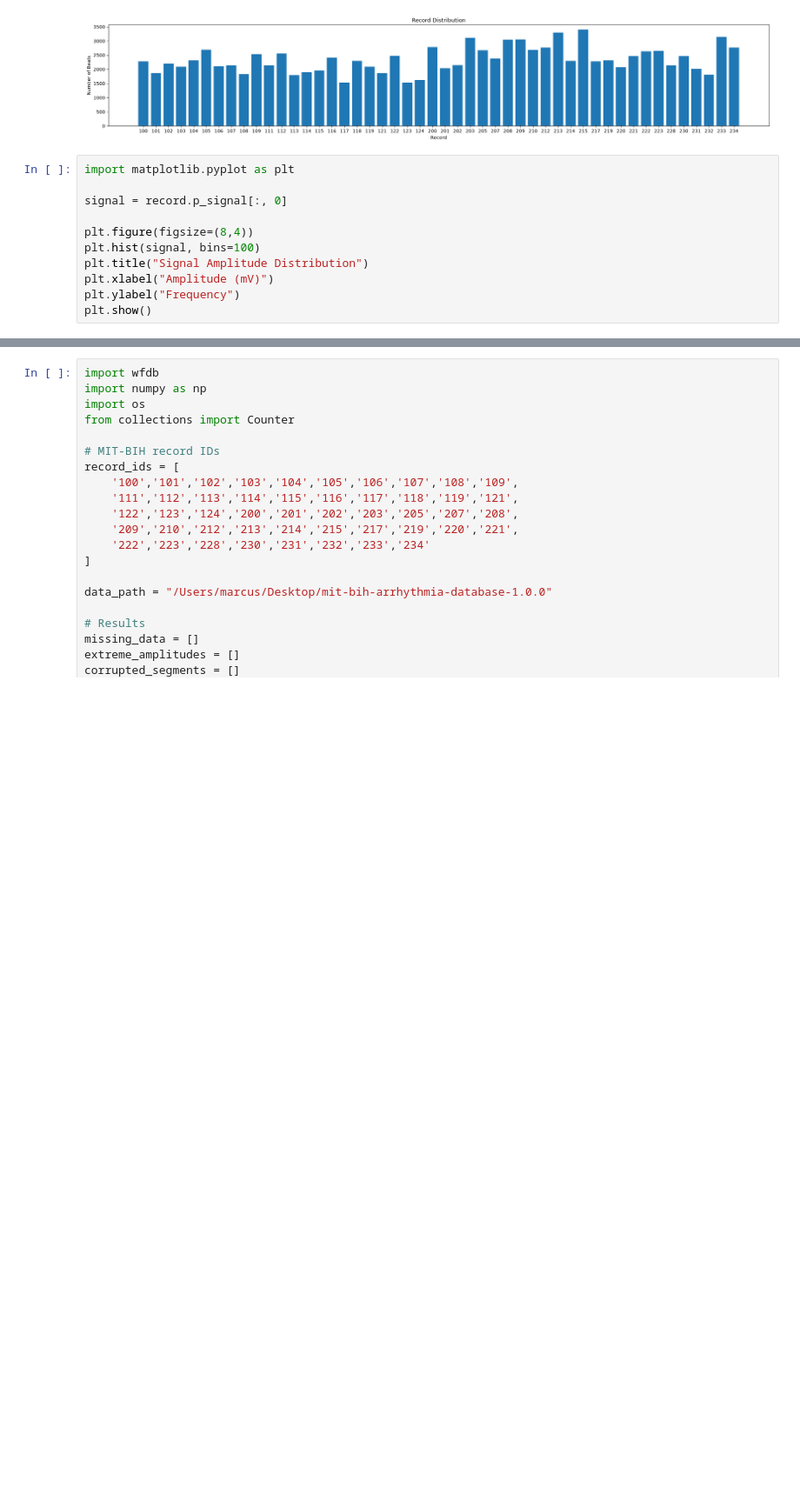
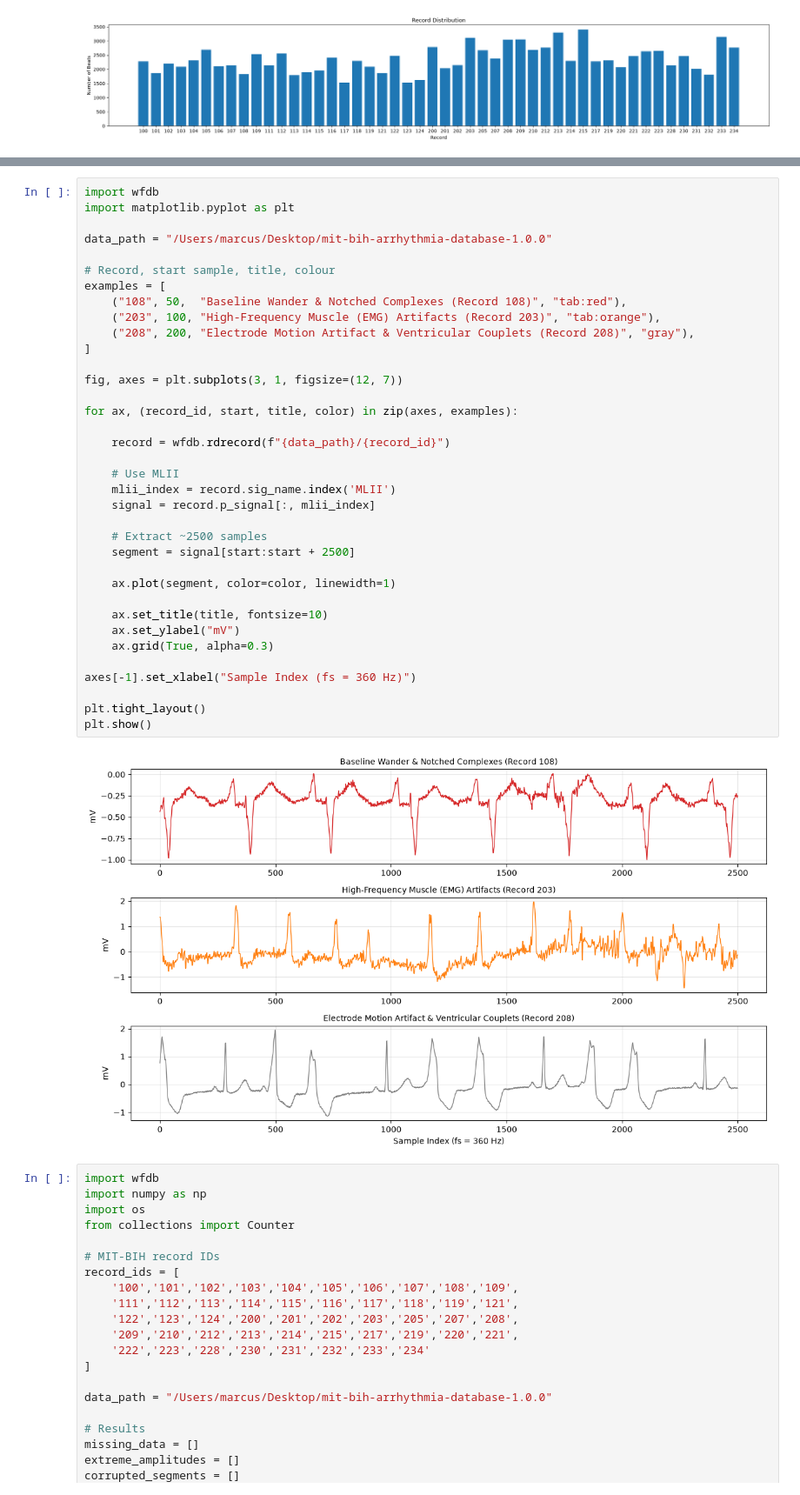
Before and after one commit to notPlancha/ECG-heartbeat-classification, a Jupyter notebook: notebooks/midterm-submission.ipynb, the cells around one changed output, grey strips where cells are left out. Shown at 87% size. Drawn from its saved outputs; the diff is of its cells as text; blank space fills up the shorter version.

```diff
--- a/notebooks/midterm-submission.ipynb
+++ b/notebooks/midterm-submission.ipynb
@@ -160,14 +206,3 @@ plt.ylabel("Number of Beats")
 plt.show()
 # %% [output]
 [figure]
-# %%
-import matplotlib.pyplot as plt
-
-signal = record.p_signal[:, 0]
-
-plt.figure(figsize=(8,4))
-plt.hist(signal, bins=100)
-plt.title("Signal Amplitude Distribution")
-plt.xlabel("Amplitude (mV)")
-plt.ylabel("Frequency")
-plt.show()
@@ -176,3 +256,41 @@ plt.show()
+# %%
+import wfdb
+import matplotlib.pyplot as plt
+
+data_path = "/Users/marcus/Desktop/mit-bih-arrhythmia-database-1.0.0"
+
+# Record, start sample, title, colour
+examples = [
+    ("108", 50,  "Baseline Wander & Notched Complexes (Record 108)", "tab:red"),
+    ("203", 100, "High-Frequency Muscle (EMG) Artifacts (Record 203)", "tab:orange"),
+    ("208", 200, "Electrode Motion Artifact & Ventricular Couplets (Record 208)", "gray"),
+]
+
+fig, axes = plt.subplots(3, 1, figsize=(12, 7))
+
+for ax, (record_id, start, title, color) in zip(axes, examples):
+
+    record = wfdb.rdrecord(f"{data_path}/{record_id}")
+
+    # Use MLII
+    mlii_index = record.sig_name.index('MLII')
+    signal = record.p_signal[:, mlii_index]
+
+    # Extract ~2500 samples
+    segment = signal[start:start + 2500]
+
+    ax.plot(segment, color=color, linewidth=1)
+
+    ax.set_title(title, fontsize=10)
+    ax.set_ylabel("mV")
+    ax.grid(True, alpha=0.3)
+
+axes[-1].set_xlabel("Sample Index (fs = 360 Hz)")
+
+plt.tight_layout()
+plt.show()
+# %% [output]
+[figure, added]
 # %%
 import wfdb
 import numpy as np
```
Also changed, not shown: parts of 9 cells of this notebook.
